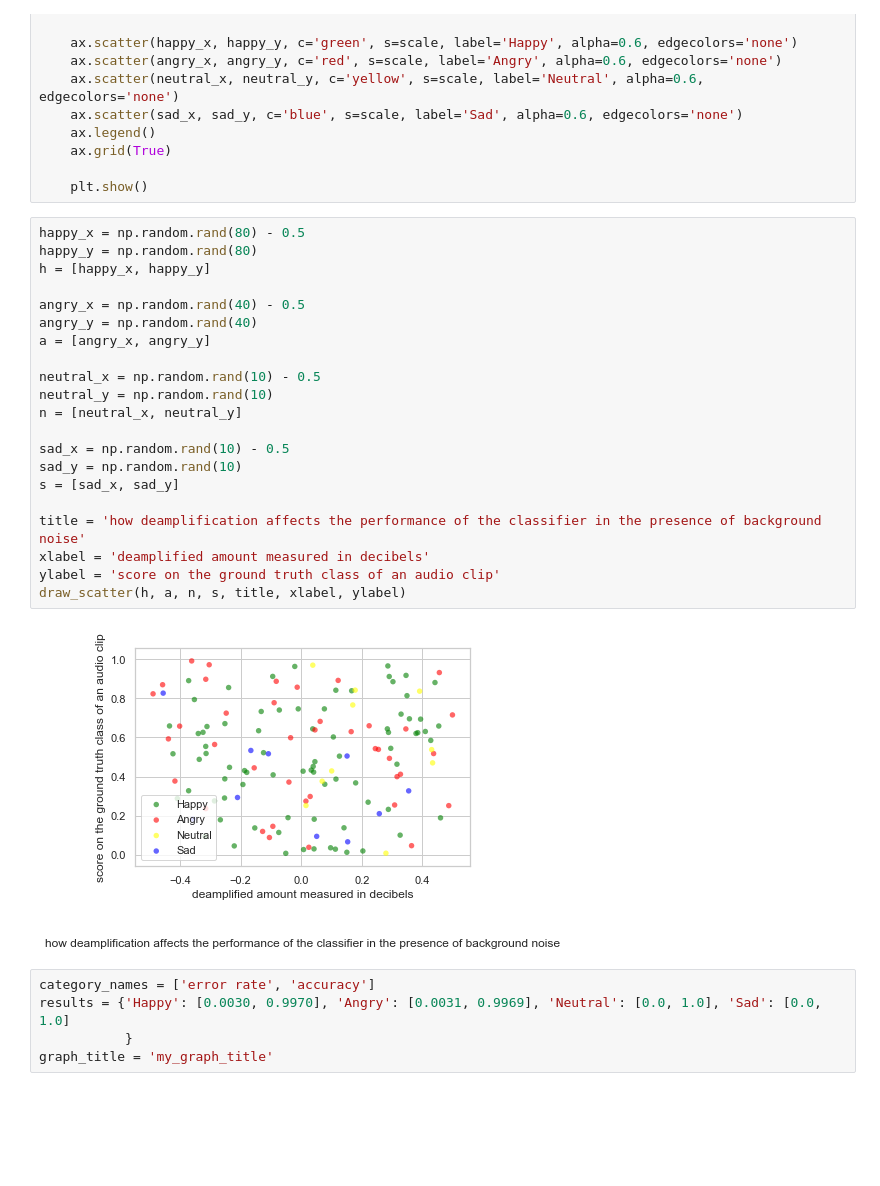
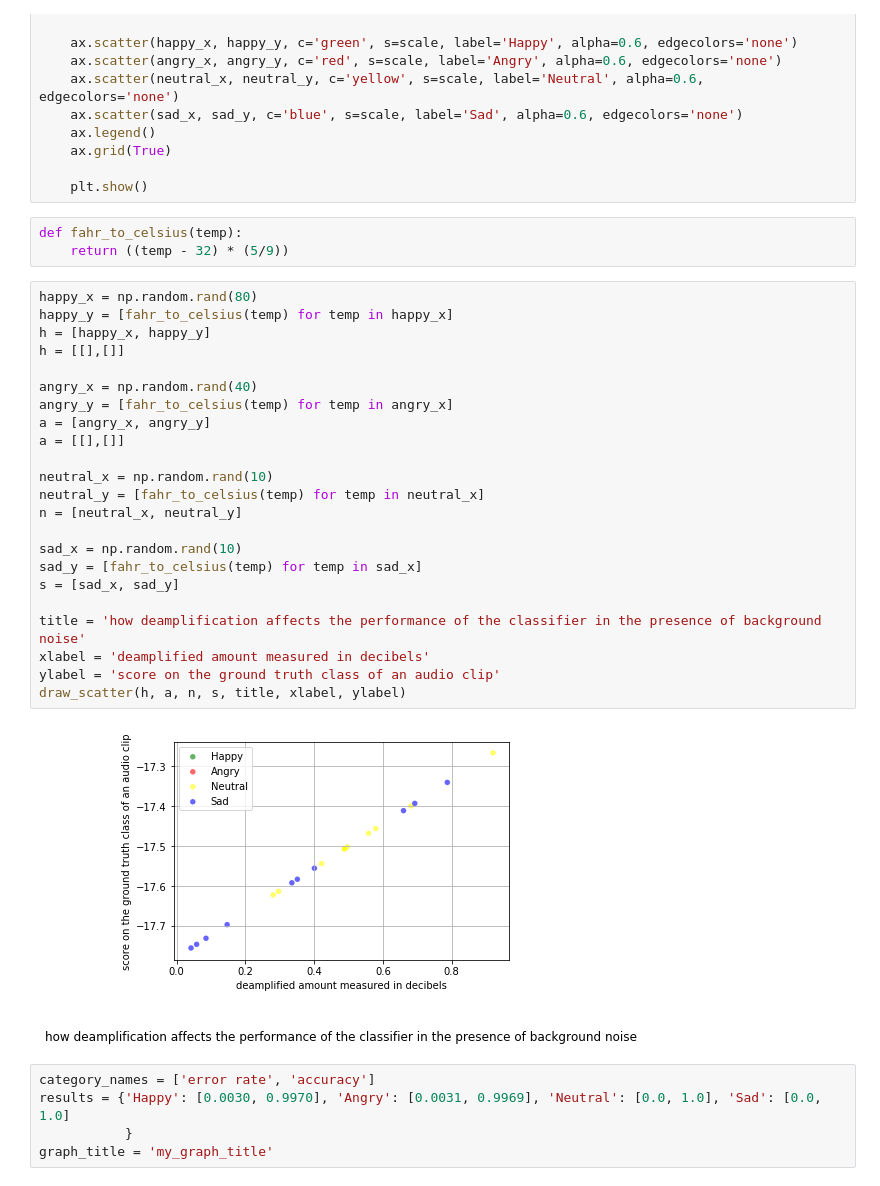
Before and after one commit to lindagaw/Emotion-Recognition-Robust-to-Distance-and-Noise, a Jupyter notebook: eval/graphs.ipynb, the cells around one changed output. Saved outputs shown, nothing was run; the diff lists cells and outputs as text; blank space fills up the shorter version.

```diff
--- a/eval/graphs.ipynb
+++ b/eval/graphs.ipynb
@@ -40,29 +42,34 @@ def draw_scatter(h, a, n, s, title, xlabel, ylabel):
     ax.grid(True)
 
     plt.show()
+# %%
+def fahr_to_celsius(temp):
+    return ((temp - 32) * (5/9))
 # %%
-happy_x = np.random.rand(80) - 0.5
-happy_y = np.random.rand(80)
+happy_x = np.random.rand(80)
+happy_y = [fahr_to_celsius(temp) for temp in happy_x]
 h = [happy_x, happy_y]
+h = [[],[]]
 
-angry_x = np.random.rand(40) - 0.5
-angry_y = np.random.rand(40)
+angry_x = np.random.rand(40)
+angry_y = [fahr_to_celsius(temp) for temp in angry_x]
 a = [angry_x, angry_y]
+a = [[],[]]
 
-neutral_x = np.random.rand(10) - 0.5
-neutral_y = np.random.rand(10)
+neutral_x = np.random.rand(10)
+neutral_y = [fahr_to_celsius(temp) for temp in neutral_x]
 n = [neutral_x, neutral_y]
 
-sad_x = np.random.rand(10) - 0.5
-sad_y = np.random.rand(10)
+sad_x = np.random.rand(10)
+sad_y = [fahr_to_celsius(temp) for temp in sad_x]
 s = [sad_x, sad_y]
 
 title = 'how deamplification affects the performance of the classifier in the presence of background noise'
 xlabel = 'deamplified amount measured in decibels'
 ylabel = 'score on the ground truth class of an audio clip'
 draw_scatter(h, a, n, s, title, xlabel, ylabel)
 # %% [output]
-[figure, old version]
+[figure, new version]
 # %%
 category_names = ['error rate', 'accuracy']
 results = {'Happy': [0.0030, 0.9970], 'Angry': [0.0031, 0.9969], 'Neutral': [0.0, 1.0], 'Sad': [0.0, 1.0]
```
Also changed, not shown: parts of 6 cells of this notebook, 2 other files.
